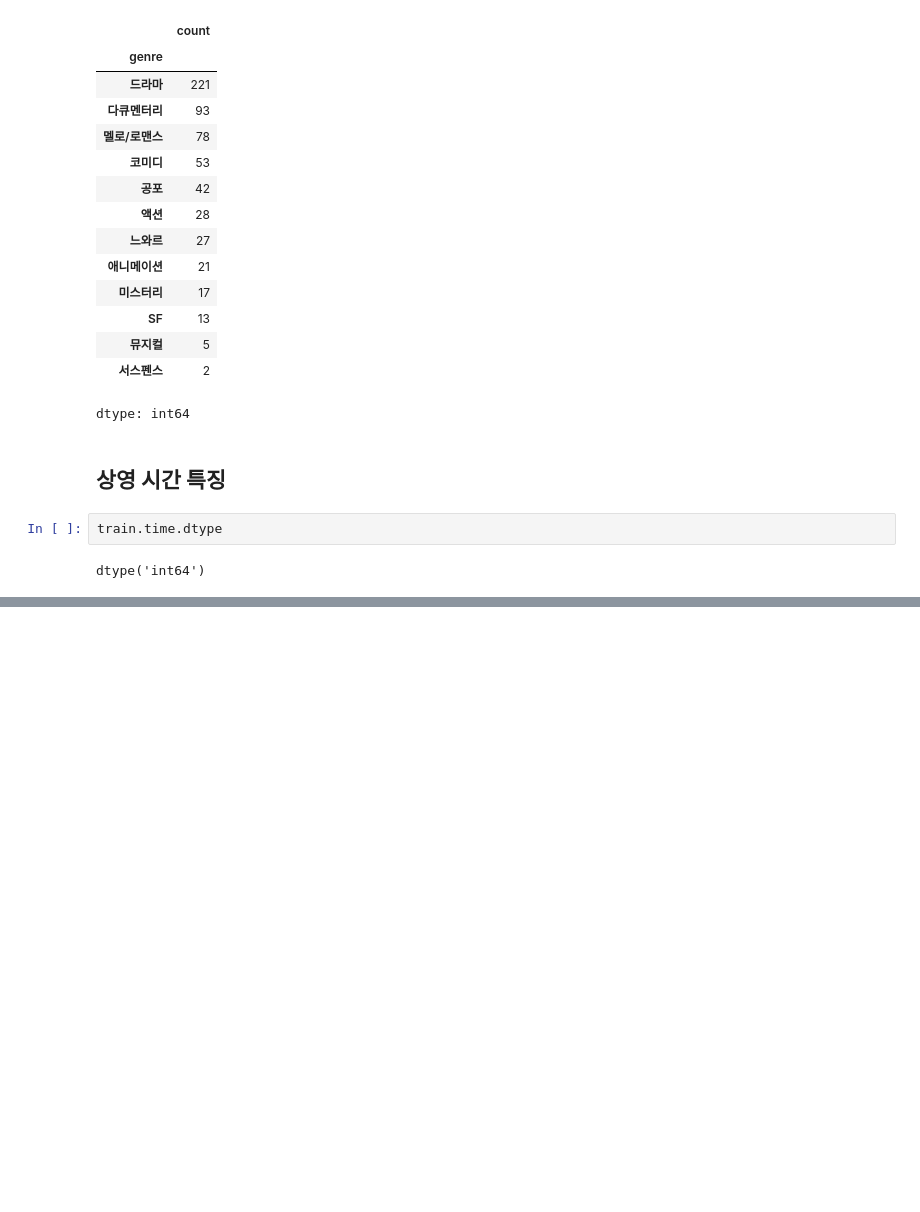
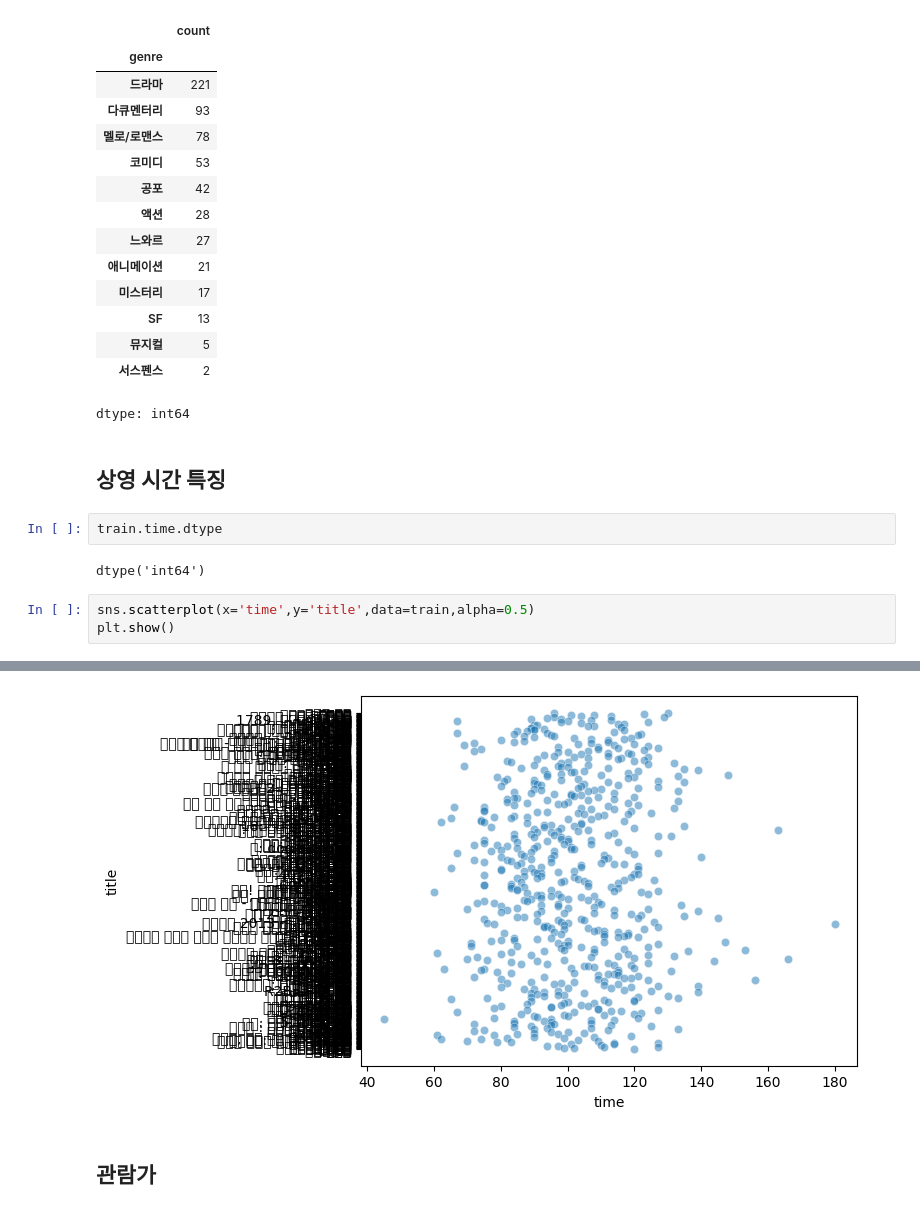
Before and after one commit to ys23-lys/ESAA, a Jupyter notebook: ESAA_YB3_미니_프로젝트.ipynb, the cells around one changed output, grey strips where cells are left out. Saved outputs shown, nothing was run; the diff lists cells and outputs as text; blank space fills up the shorter version.

```diff
--- a/ESAA_YB3_미니_프로젝트.ipynb
+++ b/ESAA_YB3_미니_프로젝트.ipynb
@@ -225,3 +403,7 @@ dtype: int64
 train.time.dtype
 # %% [output]
 dtype('int64')
+# %%
+sns.scatterplot(x='time',y='title',data=train,alpha=0.5)
+plt.show()
+# %% [output]
@@ -227,0 +427,3 @@ dtype('int64')
+[figure, added]
+# %% [markdown]
+## **관람가**
```
Also changed, not shown: parts of 20 cells of this notebook.
